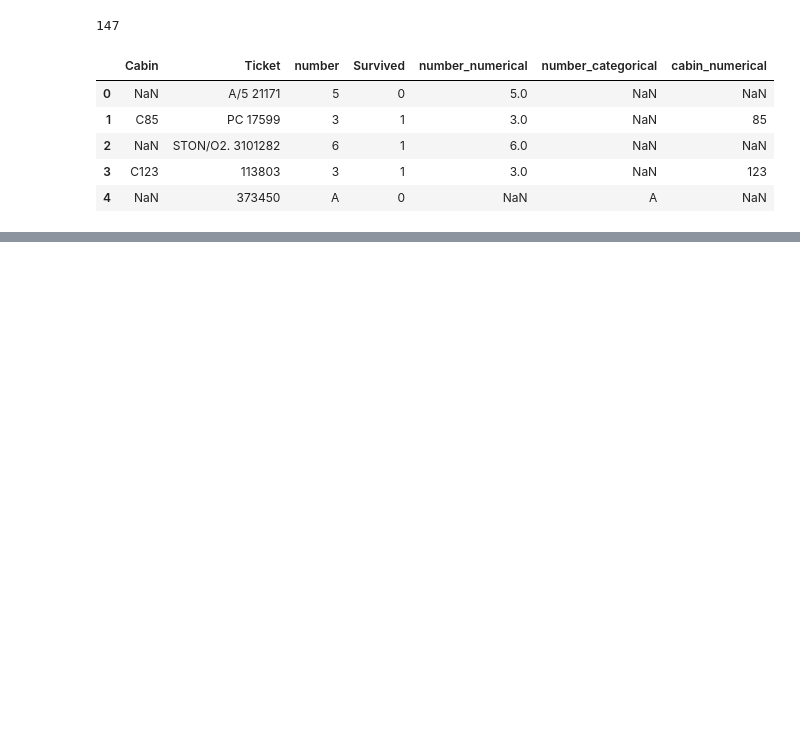
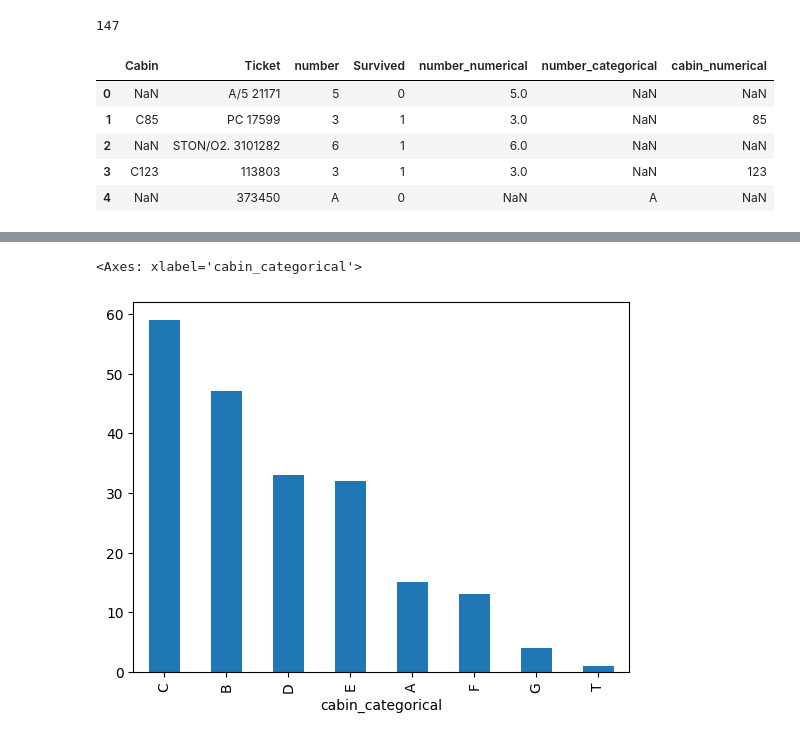
Before and after one commit to TheMikeKaisen/100_days_of_ML, a Jupyter notebook: 13_Handling_Mixed_Variables/MixedVariables.ipynb, the cells around one changed output, grey strips where cells are left out. Drawn from its saved outputs; the diff is of its cells as text; code cells hidden in the pictures; blank space fills up the shorter version.

```diff
--- a/13_Handling_Mixed_Variables/MixedVariables.ipynb
+++ b/13_Handling_Mixed_Variables/MixedVariables.ipynb
@@ -127,0 +141,5 @@ df.head()
+# %%
+df["cabin_categorical"].value_counts().plot(kind="bar")
+# %% [output]
+<Axes: xlabel='cabin_categorical'>
+[figure, added]
```
Also changed, not shown: parts of 1 cell of this notebook, 2 other files.
